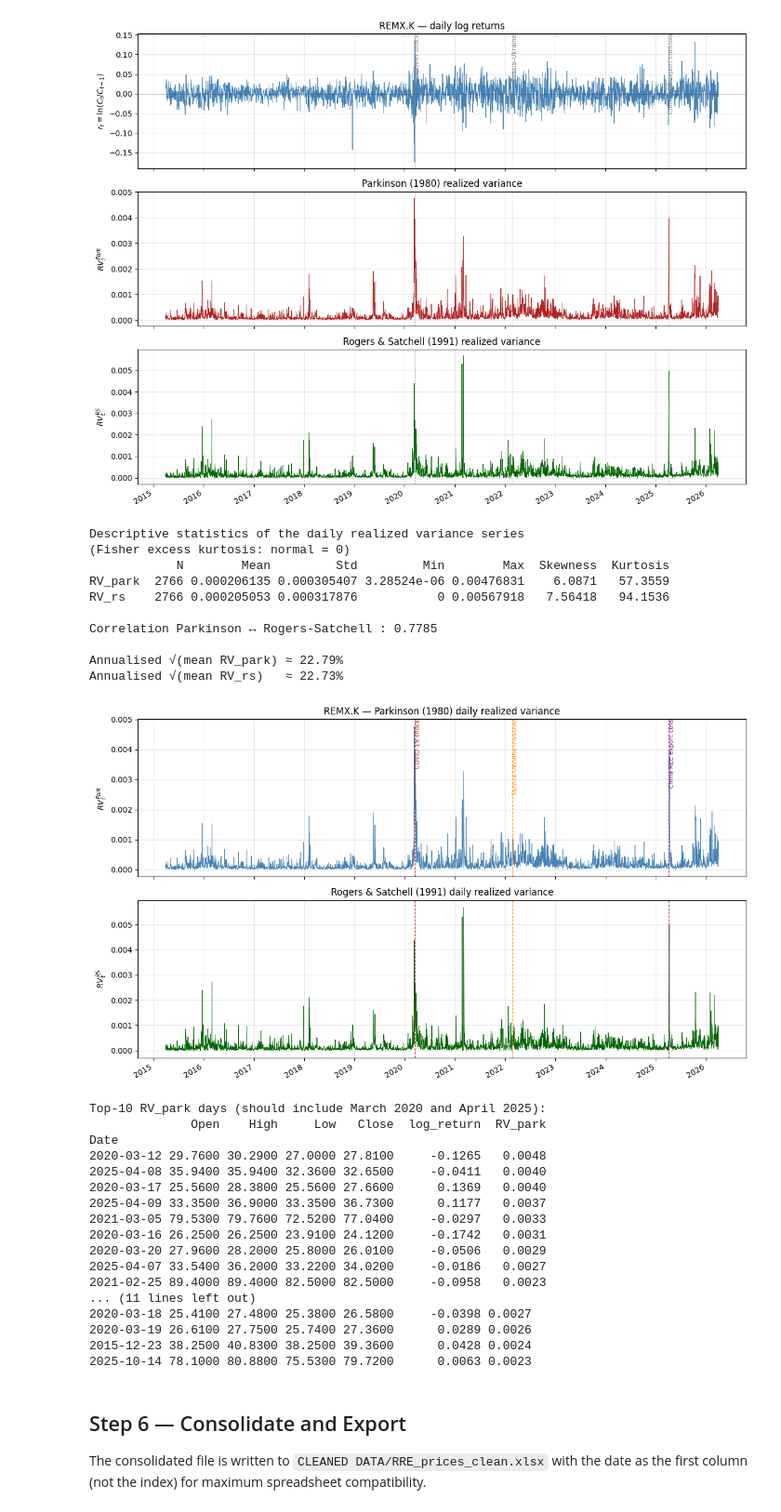
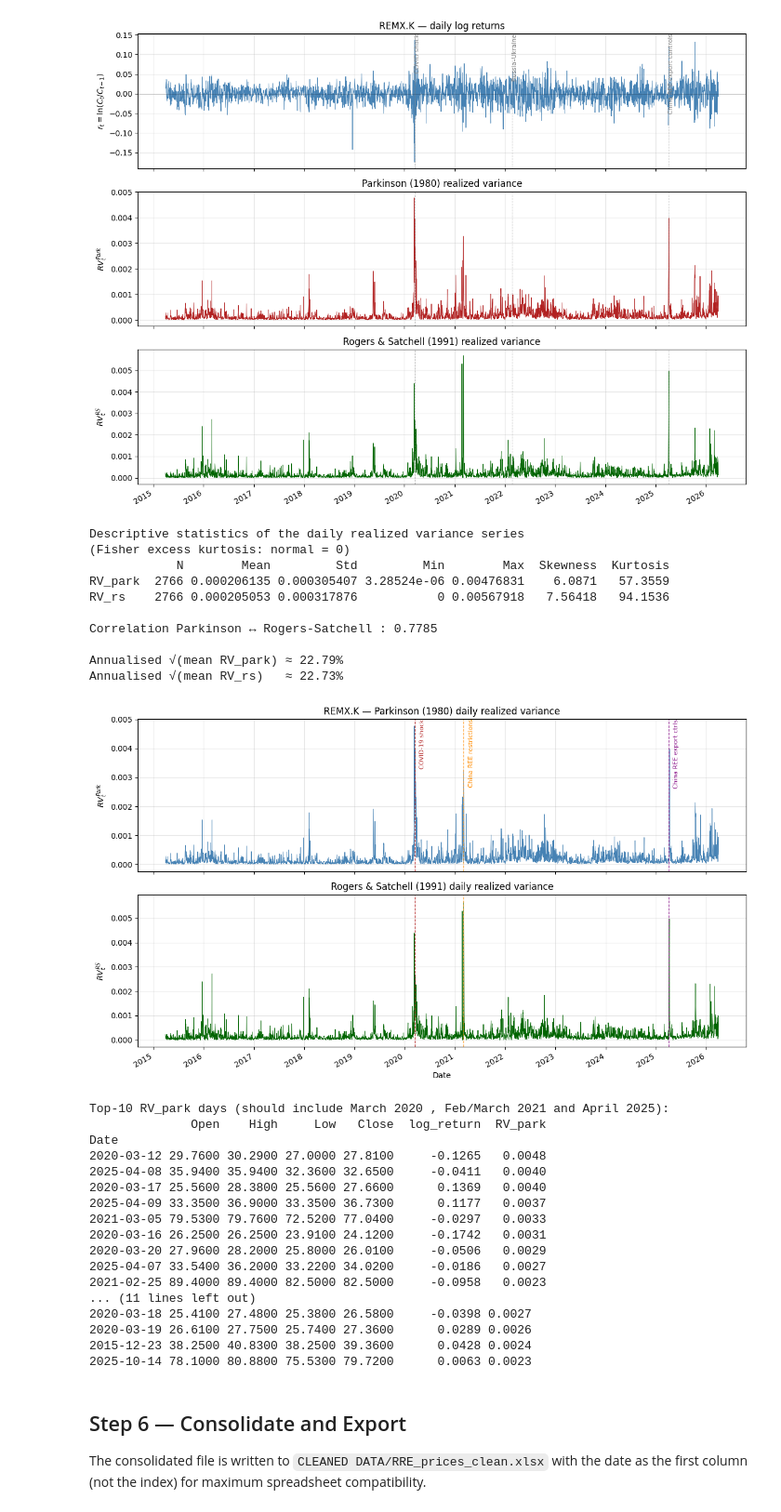
Before and after one commit to aleixcb/master_thesis_repo, a Jupyter notebook: CODE/01-data-cleaning.ipynb, the cells around one changed output. Shown at 93% size. Cells and saved outputs as stored; diff of their text form; code cells hidden in the pictures.

Commit message:
Polishing and saving good plots

```diff
--- a/CODE/01-data-cleaning.ipynb
+++ b/CODE/01-data-cleaning.ipynb
@@ -169,11 +169,12 @@ ax_vol.grid(alpha=0.3)
 # Mark the methodology's key REE-market events for visual sanity check
 events = {
     "2020-03-16": "COVID shock",
+    "2021-03-05": "China REE restrictions",
     "2022-02-24": "Russia–Ukraine",
     "2025-04-04": "China REE export controls",
 }
 # Events whose label is better placed at the bottom (price is high there)
-bottom_labels = {"Russia–Ukraine"}
+bottom_labels = {"Russia–Ukraine", "China REE restrictions"}
 for date_str, label in events.items():
     d = pd.Timestamp(date_str)
     if remx.index.min() <= d <= remx.index.max():
@@ -650,7 +651,7 @@ print(f'Annualised √(mean RV_rs)   ≈ {np.sqrt(remx["RV_rs"].mean()   * 252)
 # --- Plot both RV series with documented REE/market event markers ----------
 events = {
     "2020-03-16": ("COVID-19 shock",          'firebrick'),
-    "2022-02-24": ("Russia–Ukraine invasion", 'darkorange'),
+    "2021-03-05": ("China REE restrictions", 'darkorange'),
     "2025-04-04": ("China REE export ctrls",  'purple'),
 }
 
@@ -666,38 +667,45 @@ ax2.set_ylabel(r'$RV^{RS}_t$')
 ax2.set_title('Rogers & Satchell (1991) daily realized variance')
 ax2.grid(alpha=0.3)
 
+from matplotlib.transforms import offset_copy
+
+label_offset = offset_copy(ax1.transData, fig=fig, x=6, y=0, units='points')
+
 for date_str, (label, color) in events.items():
     d = pd.Timestamp(date_str)
     if remx.index.min() <= d <= remx.index.max():
         for ax in (ax1, ax2):
             ax.axvline(d, color=color, linestyle='--', linewidth=0.9, alpha=0.8)
-        ax1.text(d, ax1.get_ylim()[1], f' {label}',
+        ax1.text(d, ax1.get_ylim()[1], label,
+                 transform=label_offset,
                  color=color, fontsize=8, va='top', ha='left', rotation=90)
+
 
 ax2.xaxis.set_major_locator(mdates.YearLocator())
 ax2.xaxis.set_major_formatter(mdates.DateFormatter('%Y'))
+ax2.set_xlabel('Date')
 fig.autofmt_xdate()
 plt.tight_layout()
 plt.show()
 
 # --- Inspect the top-10 realized-variance days for each estimator ---------
-print('\nTop-10 RV_park days (should include March 2020 and April 2025):')
+print('\nTop-10 RV_park days (should include March 2020 , Feb/March 2021 and April 2025):')
 print(remx.nlargest(10, 'RV_park')[['Open', 'High', 'Low', 'Close', 'log_return', 'RV_park']].to_string())
 print('\nTop-10 RV_rs days:')
 print(remx.nlargest(10, 'RV_rs')[['Open', 'High', 'Low', 'Close', 'log_return', 'RV_rs']].to_string())
 # %% [output]
 Descriptive statistics of the daily realized variance series
 (Fisher excess kurtosis: normal = 0)
             N        Mean         Std         Min        Max  Skewness  Kurtosis
 RV_park  2766 0.000206135 0.000305407 3.28524e-06 0.00476831    6.0871   57.3559
 RV_rs    2766 0.000205053 0.000317876           0 0.00567918   7.56418   94.1536
 
 Correlation Parkinson ↔ Rogers-Satchell : 0.7785
 
 Annualised √(mean RV_park) ≈ 22.79%
 Annualised √(mean RV_rs)   ≈ 22.73%
-[figure, old version]
+[figure, new version]
-Top-10 RV_park days (should include March 2020 and April 2025):
+Top-10 RV_park days (should include March 2020 , Feb/March 2021 and April 2025):
               Open    High     Low   Close  log_return  RV_park
 Date
 2020-03-12 29.7600 30.2900 27.0000 27.8100     -0.1265   0.0048
```
Also changed, not shown: parts of 3 cells of this notebook, 10 other files.
